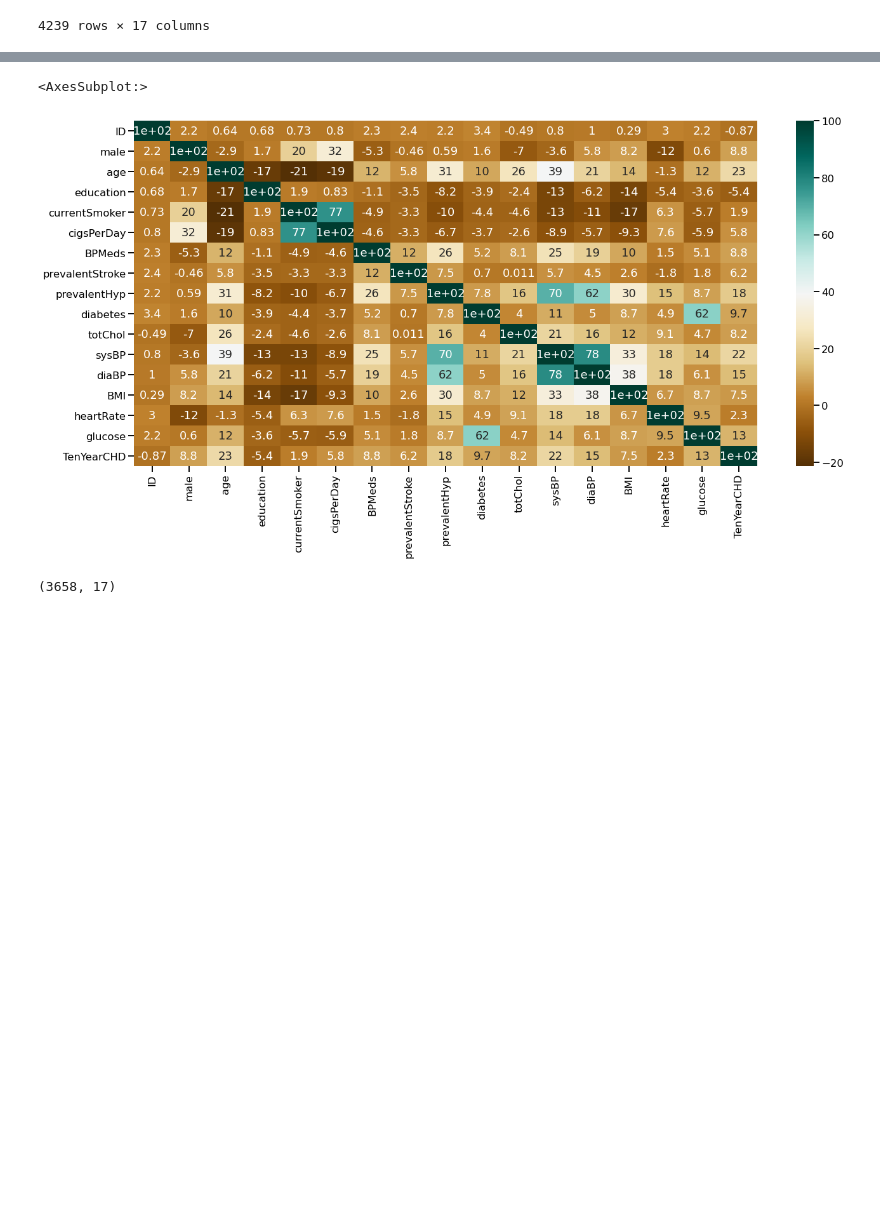
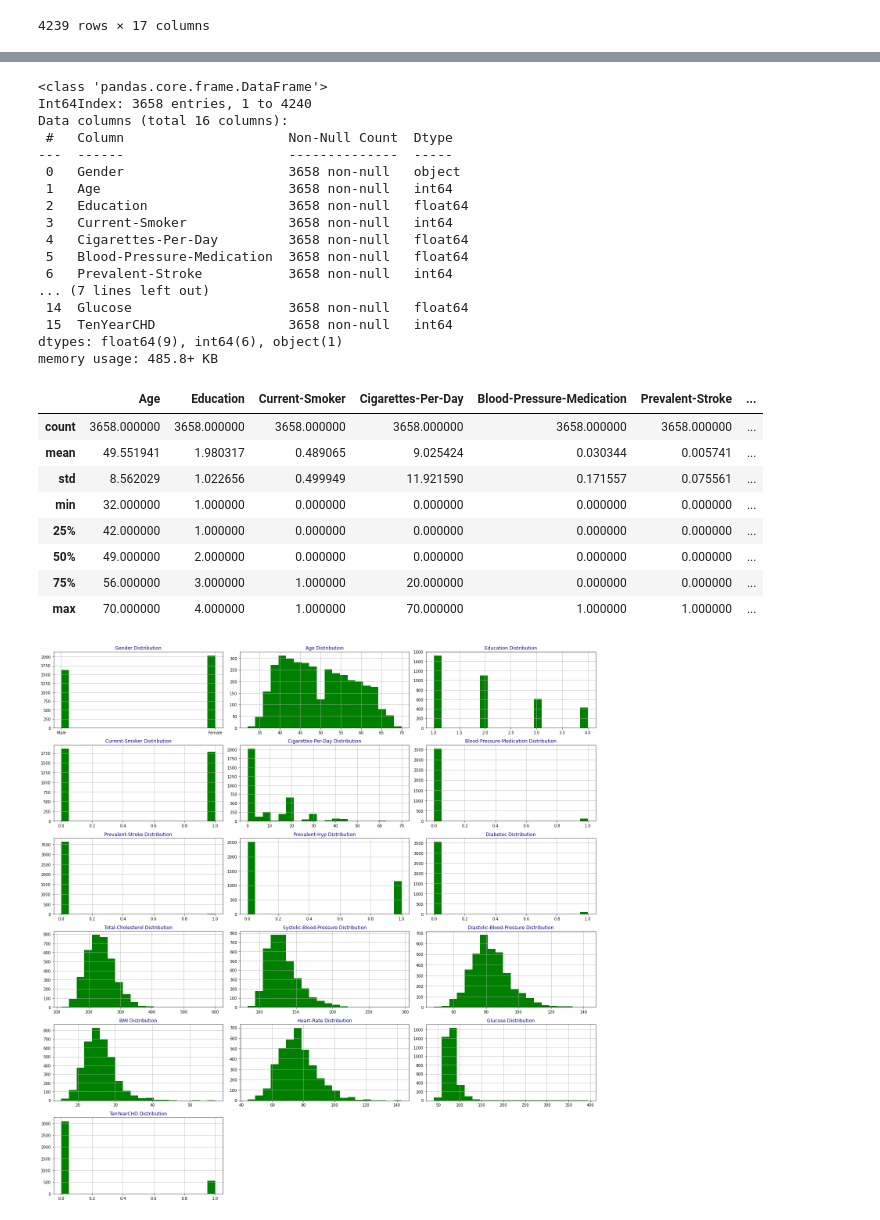
Before and after one commit to sajedehsaremi/Healthy-tuples, a Jupyter notebook: DataAnalysis.ipynb, the cells around one changed output, grey strips where cells are left out. Cells and saved outputs as stored; diff of their text form; code cells hidden in the pictures; blank space fills up the shorter version.

```diff
--- a/DataAnalysis.ipynb
+++ b/DataAnalysis.ipynb
@@ -77,29 +80,46 @@ dtype: float64
 # %%
-sns.set_context('talk')
-plt.figure(figsize=(22,10))
-sns.heatmap(df.corr()*100, annot=True, cmap='BrBG')
+# Checking data types and description of all the Parameters after datacleaning step
+df.info()
+df.describe()
 # %% [output]
-<AxesSubplot:>
+<class 'pandas.core.frame.DataFrame'>
+Int64Index: 3658 entries, 1 to 4240
+Data columns (total 16 columns):
+ #   Column                     Non-Null Count  Dtype
+---  ------                     --------------  -----
+ 0   Gender                     3658 non-null   object
+ 1   Age                        3658 non-null   int64
+ 2   Education                  3658 non-null   float64
+ 3   Current-Smoker             3658 non-null   int64
+ 4   Cigarettes-Per-Day         3658 non-null   float64
+ 5   Blood-Pressure-Medication  3658 non-null   float64
+ 6   Prevalent-Stroke           3658 non-null   int64
+... (7 lines left out)
+ 14  Glucose                    3658 non-null   float64
+ 15  TenYearCHD                 3658 non-null   int64
+dtypes: float64(9), int64(6), object(1)
+memory usage: 485.8+ KB
-[figure, removed]
+|  | Age | Education | Current-Smoker | Cigarettes-Per-Day | Blood-Pressure-Medication | Prevalent-Stroke | ... |
+| count | 3658.000000 | 3658.000000 | 3658.000000 | 3658.000000 | 3658.000000 | 3658.000000 | ... |
+| mean | 49.551941 | 1.980317 | 0.489065 | 9.025424 | 0.030344 | 0.005741 | ... |
+| std | 8.562029 | 1.022656 | 0.499949 | 11.921590 | 0.171557 | 0.075561 | ... |
+| min | 32.000000 | 1.000000 | 0.000000 | 0.000000 | 0.000000 | 0.000000 | ... |
+| 25% | 42.000000 | 1.000000 | 0.000000 | 0.000000 | 0.000000 | 0.000000 | ... |
+| 50% | 49.000000 | 2.000000 | 0.000000 | 0.000000 | 0.000000 | 0.000000 | ... |
+| 75% | 56.000000 | 3.000000 | 1.000000 | 20.000000 | 0.000000 | 0.000000 | ... |
+| max | 70.000000 | 4.000000 | 1.000000 | 70.000000 | 1.000000 | 1.000000 | ... |
 # %%
-# Check the data shape by rows vs columns
-df.shape
+#Exploratory Analysis
+def draw_histograms(dataframe, features, rows, cols):
+    fig=plt.figure(figsize=(20,20))
+    for i, feature in enumerate(features):
+        ax=fig.add_subplot(rows,cols,i+1)
+        dataframe[feature].hist(bins=20,ax=ax,facecolor='green')
+        ax.set_title(feature+" Distribution",color='DarkBlue')
 
-# # Check for Duplication
-# duplicate_df = df[df.duplicated()]
-# duplicate_df
-
-# # checking for missing values
-# df.isna().sum()
-# null = df[df.isna().any(axis=1)]
-# null
-
-# # Dropping all rows with missing data
-# df = df.dropna()
-# df.isna().sum()
-# df.columns
-
-# df.head(-1)
+    fig.tight_layout()
+    plt.show()
+draw_histograms(df,df.columns,6,3)
 # %% [output]
-(3658, 17)
+[figure, added]
 # %%
```
Also changed, not shown: parts of 24 cells of this notebook.
